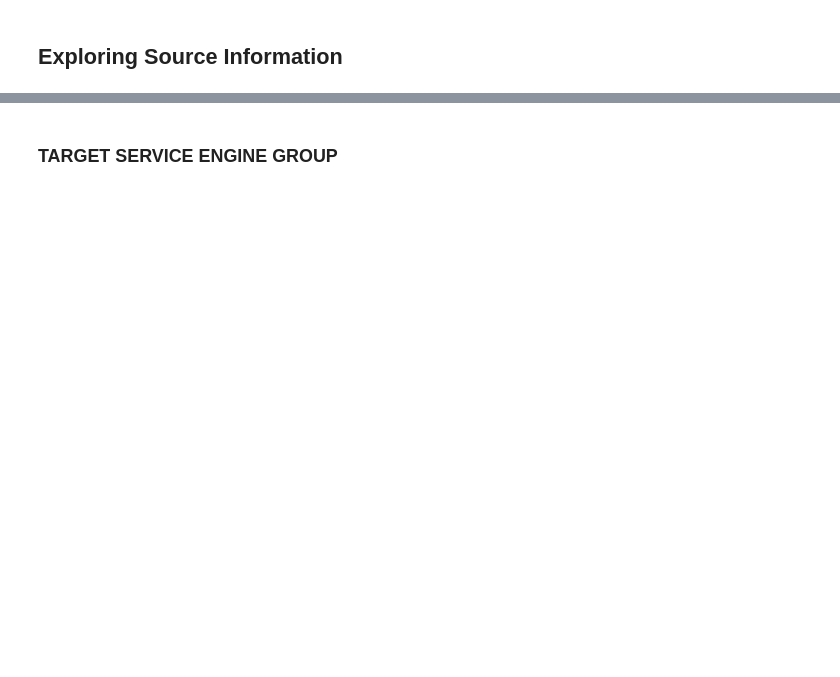
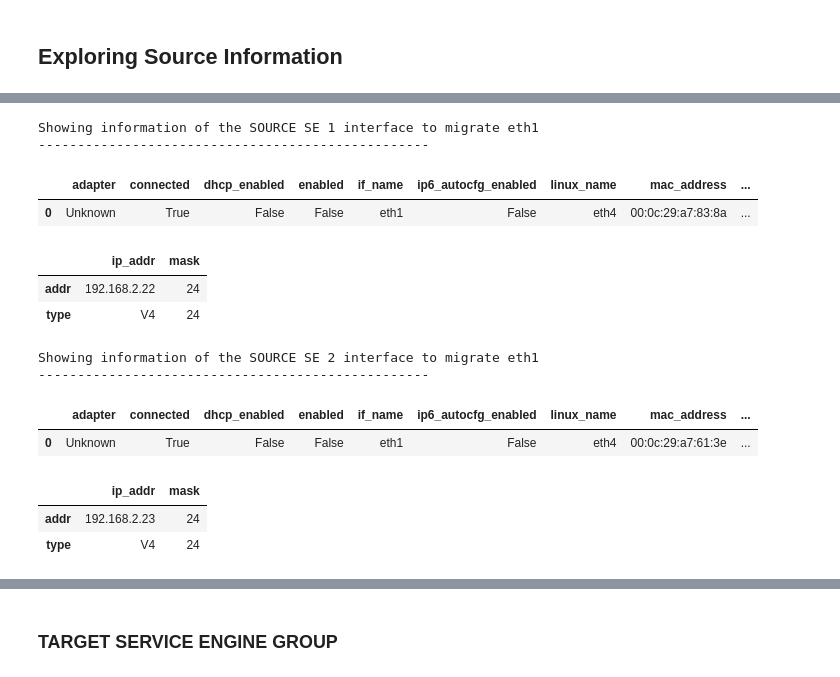
Before and after one commit to jhasensio/AVI_PLAYGROUND, a Jupyter notebook: AVI_3_Migration_Example.ipynb, the cells around one changed output, grey strips where cells are left out. Cells and saved outputs as stored; diff of their text form; code cells hidden in the pictures; blank space fills up the shorter version.

```diff
--- a/AVI_3_Migration_Example.ipynb
+++ b/AVI_3_Migration_Example.ipynb
@@ -203,24 +233,39 @@ for i in range(len(migrating_se_data)):
 # %%
-if_name_to_migrate = "eth1"
+source_if_name = "eth1"
 # %%
 # Extract Interface Information from first SE
 output_config=[]
-for i in range(len(migrating_se_data)):
+for i in range(len(source_se_data)):
     config=[]
-    print("\033[1mShowing information of the SOURCE SE "+str(i+1)+" interface to migrate "+if_name_to_migrate+" \033[0m")
+    print("\033[1mShowing information of the SOURCE SE "+str(i+1)+" interface to migrate "+source_if_name+" \033[0m")
     print("\033[1m--------------------------------------------------\033[0m")
-    se_data_vnics = migrating_se_data[i]["data_vnics"]
-    se_data_vnic_to_migrate = [ adapter for adapter in se_data_vnics if adapter.get("if_name") == if_name_to_migrate]
+    se_data_vnics = source_se_data[i]["data_vnics"]
+    se_data_vnic_to_migrate = [ adapter for adapter in se_data_vnics if adapter.get("if_name") == source_if_name]
     se_data_vnic_to_migrate_df = pd.DataFrame(se_data_vnic_to_migrate)
     time.sleep(1/4)
     display(se_data_vnic_to_migrate_df)
     se_vnic_to_migrate_config = se_data_vnic_to_migrate[0]["vnic_networks"][0]["ip"]
     se_vnic_to_migrate_config_df = pd.DataFrame(se_vnic_to_migrate_config)
     display(se_vnic_to_migrate_config_df)
     config={"ip_addr":se_data_vnic_to_migrate[0]["vnic_networks"][0]["ip"]["ip_addr"]["addr"],
             "mask": se_data_vnic_to_migrate[0]["vnic_networks"][0]["ip"]["mask"],
             "mac_address": se_data_vnic_to_migrate[0]["mac_address"]}
     output_config.append(config)
+# %% [output]
+Showing information of the SOURCE SE 1 interface to migrate eth1
+--------------------------------------------------
+|  | adapter | connected | dhcp_enabled | enabled | if_name | ip6_autocfg_enabled | linux_name | mac_address | ... |
+| 0 | Unknown | True | False | False | eth1 | False | eth4 | 00:0c:29:a7:83:8a | ... |
+|  | ip_addr | mask |
+| addr | 192.168.2.22 | 24 |
+| type | V4 | 24 |
+Showing information of the SOURCE SE 2 interface to migrate eth1
+--------------------------------------------------
+|  | adapter | connected | dhcp_enabled | enabled | if_name | ip6_autocfg_enabled | linux_name | mac_address | ... |
+| 0 | Unknown | True | False | False | eth1 | False | eth4 | 00:0c:29:a7:61:3e | ... |
+|  | ip_addr | mask |
+| addr | 192.168.2.23 | 24 |
+| type | V4 | 24 |
 # %%
 print ("The following interfaces has been selected for migration")
 print()
```
Also changed, not shown: parts of 25 cells of this notebook, 1 other file.
